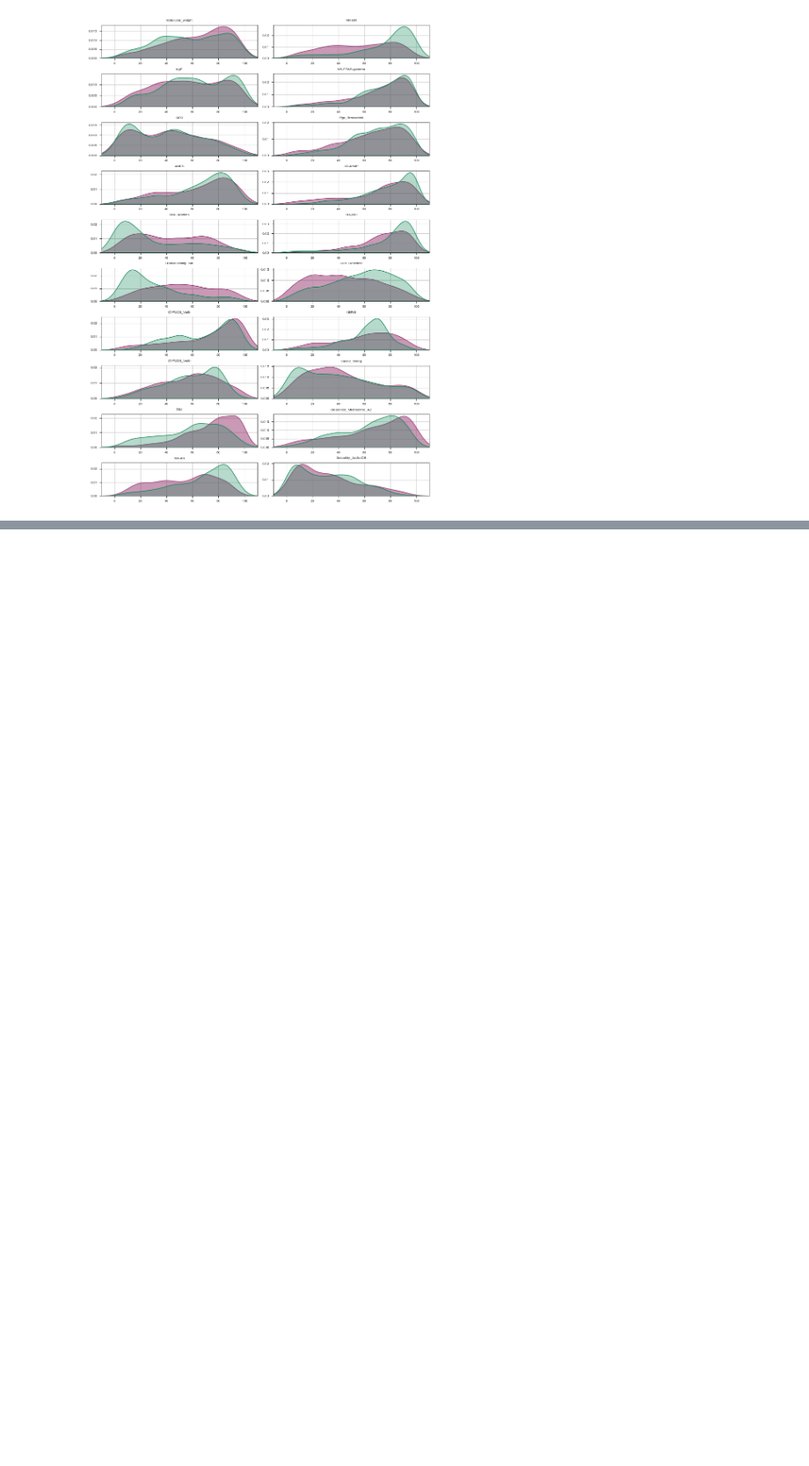
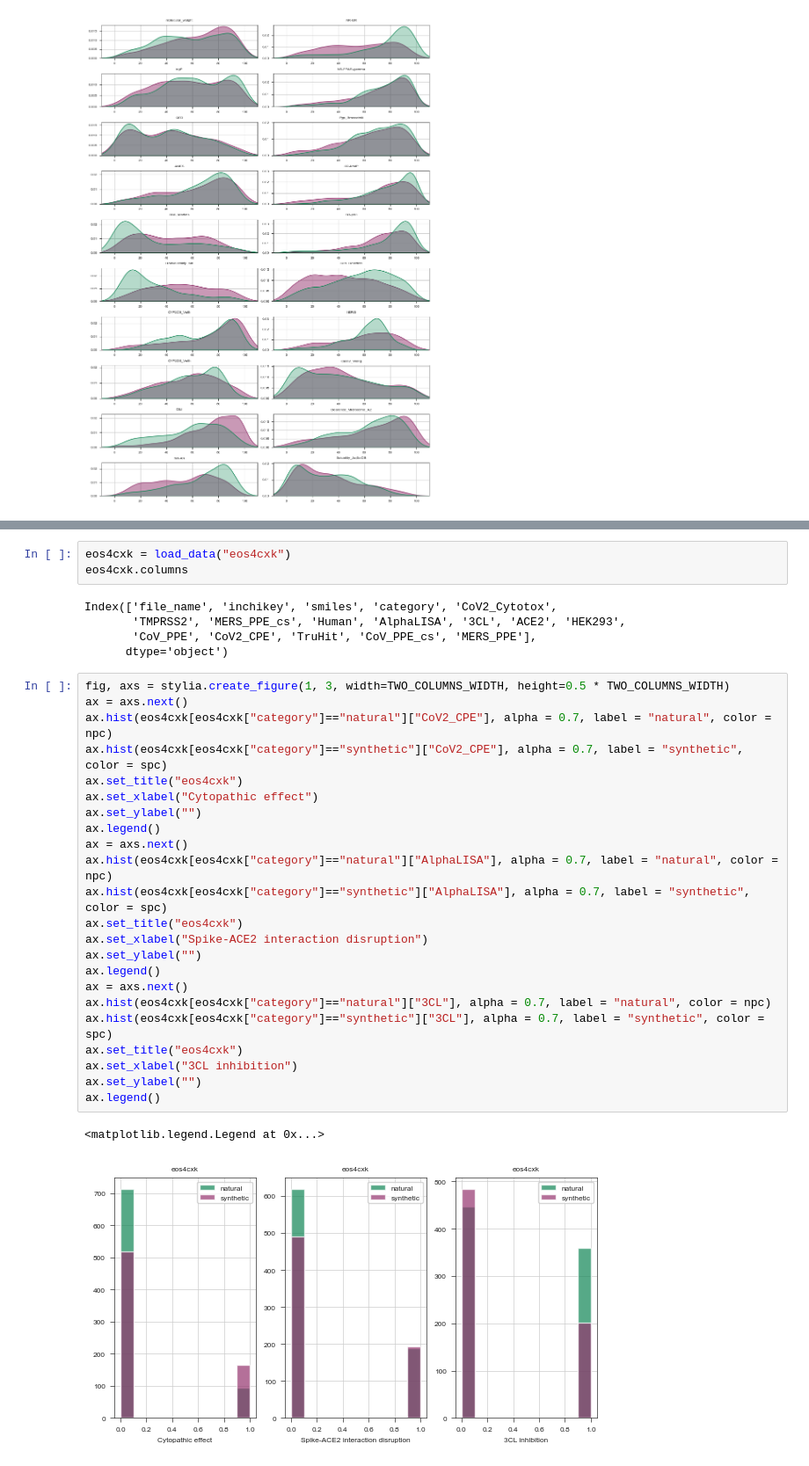
Before and after one commit to ersilia-os/sars-cov-2-chemspace, a Jupyter notebook: notebooks/02_ChemicalSpaceExploration.ipynb, the cells around one changed output, grey strips where cells are left out. Shown at 88% size. Drawn from its saved outputs; the diff is of its cells as text; blank space fills up the shorter version.

```diff
--- a/notebooks/02_ChemicalSpaceExploration.ipynb
+++ b/notebooks/02_ChemicalSpaceExploration.ipynb
@@ -305,0 +344,34 @@ plt.show()
+# %%
+eos4cxk = load_data("eos4cxk")
+eos4cxk.columns
+# %% [output]
+Index(['file_name', 'inchikey', 'smiles', 'category', 'CoV2_Cytotox',
+       'TMPRSS2', 'MERS_PPE_cs', 'Human', 'AlphaLISA', '3CL', 'ACE2', 'HEK293',
+       'CoV_PPE', 'CoV2_CPE', 'TruHit', 'CoV_PPE_cs', 'MERS_PPE'],
+      dtype='object')
+# %%
+fig, axs = stylia.create_figure(1, 3, width=TWO_COLUMNS_WIDTH, height=0.5 * TWO_COLUMNS_WIDTH)
+ax = axs.next()
+ax.hist(eos4cxk[eos4cxk["category"]=="natural"]["CoV2_CPE"], alpha = 0.7, label = "natural", color = npc)
+ax.hist(eos4cxk[eos4cxk["category"]=="synthetic"]["CoV2_CPE"], alpha = 0.7, label = "synthetic", color = spc)
+ax.set_title("eos4cxk")
+ax.set_xlabel("Cytopathic effect")
+ax.set_ylabel("")
+ax.legend()
+ax = axs.next()
+ax.hist(eos4cxk[eos4cxk["category"]=="natural"]["AlphaLISA"], alpha = 0.7, label = "natural", color = npc)
+ax.hist(eos4cxk[eos4cxk["category"]=="synthetic"]["AlphaLISA"], alpha = 0.7, label = "synthetic", color = spc)
+ax.set_title("eos4cxk")
+ax.set_xlabel("Spike-ACE2 interaction disruption")
+ax.set_ylabel("")
+ax.legend()
+ax = axs.next()
+ax.hist(eos4cxk[eos4cxk["category"]=="natural"]["3CL"], alpha = 0.7, label = "natural", color = npc)
+ax.hist(eos4cxk[eos4cxk["category"]=="synthetic"]["3CL"], alpha = 0.7, label = "synthetic", color = spc)
+ax.set_title("eos4cxk")
+ax.set_xlabel("3CL inhibition")
+ax.set_ylabel("")
+ax.legend()
+# %% [output]
+<matplotlib.legend.Legend at 0x...>
+[figure, added]
```
Also changed, not shown: parts of 3 cells of this notebook, 2 other files.
